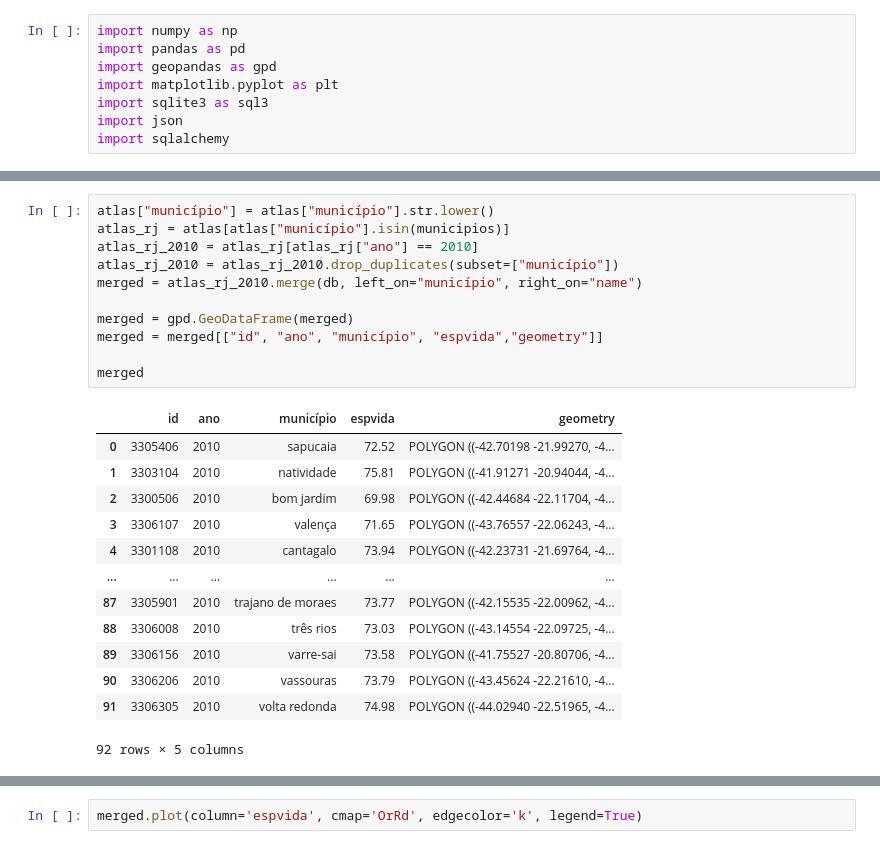
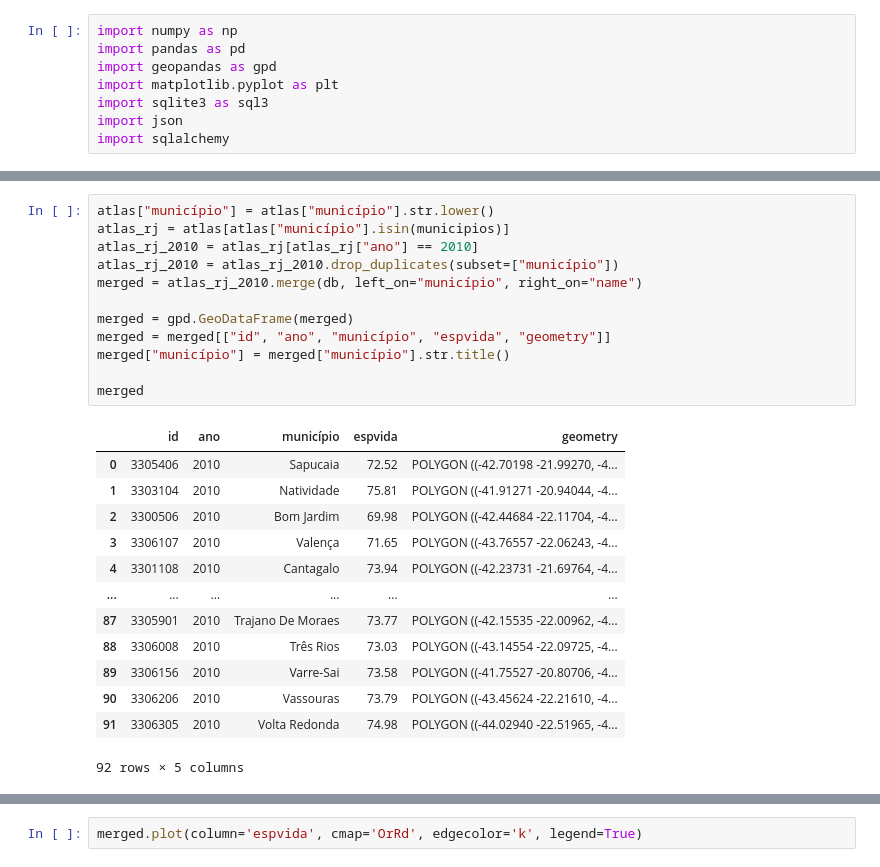
Before and after one commit to lfzinho/Geodata-Analisys, a Jupyter notebook: Notebook_maneiro.ipynb, the cells around one changed output, grey strips where cells are left out. Drawn from its saved outputs; the diff is of its cells as text.

```diff
--- a/Notebook_maneiro.ipynb
+++ b/Notebook_maneiro.ipynb
@@ -31,25 +35,26 @@ db
 # %%
 atlas["município"] = atlas["município"].str.lower()
 atlas_rj = atlas[atlas["município"].isin(municipios)]
 atlas_rj_2010 = atlas_rj[atlas_rj["ano"] == 2010]
 atlas_rj_2010 = atlas_rj_2010.drop_duplicates(subset=["município"])
 merged = atlas_rj_2010.merge(db, left_on="município", right_on="name")
 
 merged = gpd.GeoDataFrame(merged)
-merged = merged[["id", "ano", "município", "espvida","geometry"]]
+merged = merged[["id", "ano", "município", "espvida", "geometry"]]
+merged["município"] = merged["município"].str.title()
 
 merged
 # %% [output]
 |  | id | ano | município | espvida | geometry |
-| 0 | 3305406 | 2010 | sapucaia | 72.52 | POLYGON ((-42.70198 -21.99270, -4... |
-| 1 | 3303104 | 2010 | natividade | 75.81 | POLYGON ((-41.91271 -20.94044, -4... |
-| 2 | 3300506 | 2010 | bom jardim | 69.98 | POLYGON ((-42.44684 -22.11704, -4... |
-| 3 | 3306107 | 2010 | valença | 71.65 | POLYGON ((-43.76557 -22.06243, -4... |
-| 4 | 3301108 | 2010 | cantagalo | 73.94 | POLYGON ((-42.23731 -21.69764, -4... |
+| 0 | 3305406 | 2010 | Sapucaia | 72.52 | POLYGON ((-42.70198 -21.99270, -4... |
+| 1 | 3303104 | 2010 | Natividade | 75.81 | POLYGON ((-41.91271 -20.94044, -4... |
+| 2 | 3300506 | 2010 | Bom Jardim | 69.98 | POLYGON ((-42.44684 -22.11704, -4... |
+| 3 | 3306107 | 2010 | Valença | 71.65 | POLYGON ((-43.76557 -22.06243, -4... |
+| 4 | 3301108 | 2010 | Cantagalo | 73.94 | POLYGON ((-42.23731 -21.69764, -4... |
 | ... | ... | ... | ... | ... | ... |
-| 87 | 3305901 | 2010 | trajano de moraes | 73.77 | POLYGON ((-42.15535 -22.00962, -4... |
-| 88 | 3306008 | 2010 | três rios | 73.03 | POLYGON ((-43.14554 -22.09725, -4... |
-| 89 | 3306156 | 2010 | varre-sai | 73.58 | POLYGON ((-41.75527 -20.80706, -4... |
-| 90 | 3306206 | 2010 | vassouras | 73.79 | POLYGON ((-43.45624 -22.21610, -4... |
-| 91 | 3306305 | 2010 | volta redonda | 74.98 | POLYGON ((-44.02940 -22.51965, -4... |
+| 87 | 3305901 | 2010 | Trajano De Moraes | 73.77 | POLYGON ((-42.15535 -22.00962, -4... |
+| 88 | 3306008 | 2010 | Três Rios | 73.03 | POLYGON ((-43.14554 -22.09725, -4... |
+| 89 | 3306156 | 2010 | Varre-Sai | 73.58 | POLYGON ((-41.75527 -20.80706, -4... |
+| 90 | 3306206 | 2010 | Vassouras | 73.79 | POLYGON ((-43.45624 -22.21610, -4... |
+| 91 | 3306305 | 2010 | Volta Redonda | 74.98 | POLYGON ((-44.02940 -22.51965, -4... |
 92 rows × 5 columns
```
Also changed, not shown: parts of 19 cells of this notebook, 1 other file.
